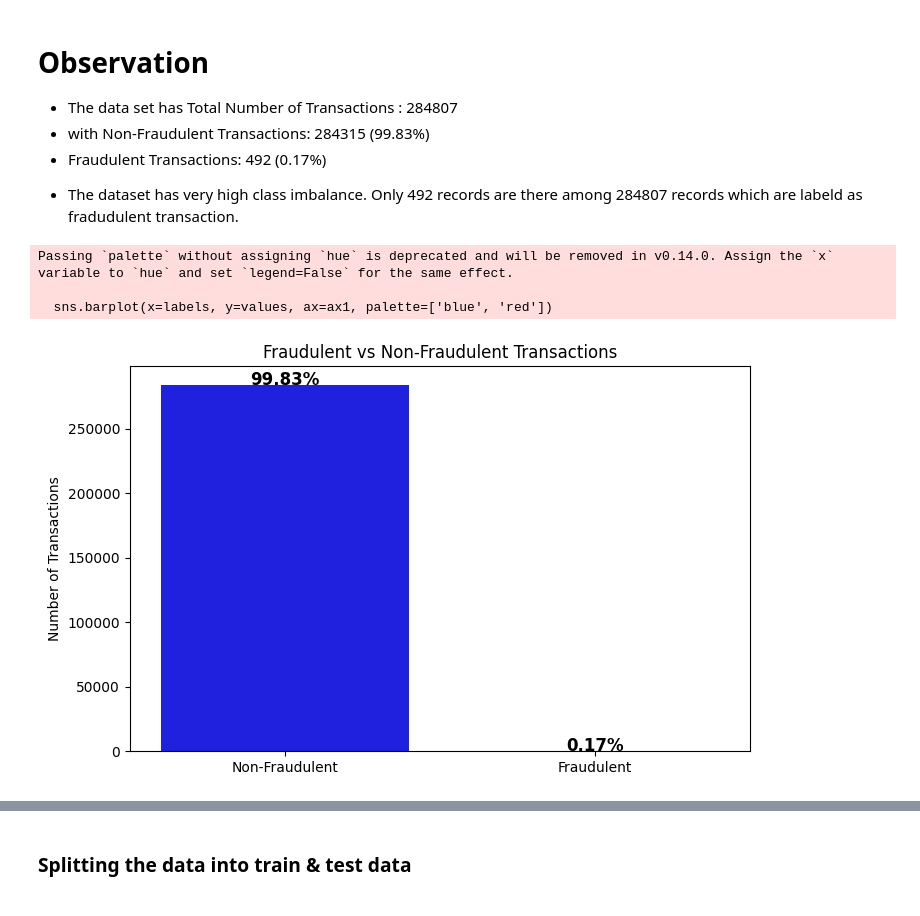
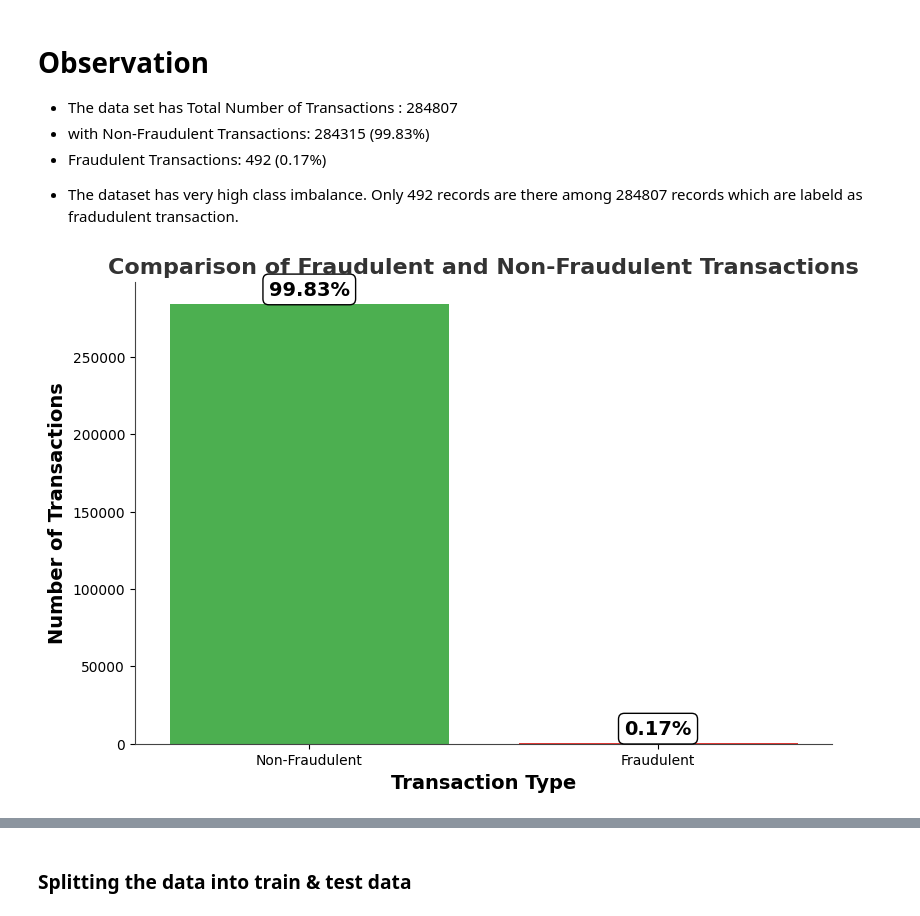
Before and after one commit to iilnreddy/ccdetect, a Jupyter notebook: Credit_card_fraud_detection.ipynb, the cells around one changed output, grey strips where cells are left out. Saved outputs shown, nothing was run; the diff lists cells and outputs as text; code cells hidden in the pictures.

```diff
--- a/Credit_card_fraud_detection.ipynb
+++ b/Credit_card_fraud_detection.ipynb
@@ -126,31 +118,48 @@ Name: count, dtype: int64
 - Fraudulent Transactions: 492  (0.17%)
 
 * The dataset has very high class imbalance. Only 492 records are there among 284807 records which are labeld as fradudulent transaction.
-# %%
-# Create a bar plot for the number and percentage of fraudulent vs non-fraudulent transcations
-
-# Data for plotting
-labels = ['Non-Fraudulent', 'Fraudulent']
-values = [classes[0], classes[1]]
-percentages = [normal_share, fraud_share]
-
-# Create figure and axis
-fig, ax1 = plt.subplots(figsize=(8, 5))
-
-# Bar plot for transaction counts
-sns.barplot(x=labels, y=values, ax=ax1, palette=['blue', 'red'])
-
-# Add text annotations for percentage
-for i, v in enumerate(values):
-    ax1.text(i, v + 50, f'{percentages[i]:.2f}%', ha='center', fontsize=12, fontweight='bold')
-
-# Labels and title
-ax1.set_ylabel("Number of Transactions")
-ax1.set_title("Fraudulent vs Non-Fraudulent Transactions")
-
-plt.show()
-# %% [output]
-Passing `palette` without assigning `hue` is deprecated and will be removed in v0.14.0. Assign the `x` variable to `hue` and set `legend=False` for the same effect.
-
-  sns.barplot(x=labels, y=values, ax=ax1, palette=['blue', 'red'])
-[figure, removed]
+# %%
+import matplotlib.pyplot as plt
+import seaborn as sns
+import pandas as pd
+
+# Data for plotting
+labels = ['Non-Fraudulent', 'Fraudulent']
+values = [classes[0], classes[1]]
+percentages = [normal_share, fraud_share]
+
+# Create a DataFrame for seaborn
+group_df = pd.DataFrame({'Transaction Type': labels, 'Count': values})
+
+# Define custom colors
+colors = ['#4CAF50', '#E53935']  # Green for non-fraudulent, red for fraudulent
+
+# Create figure and axis
+fig, ax1 = plt.subplots(figsize=(9, 6))
+sns.barplot(data=group_df, x="Transaction Type", y="Count", hue="Transaction Type", dodge=False, ax=ax1, legend=False)
+
+# Manually set bar colors
+for bar, color in zip(ax1.patches, colors):
+    bar.set_facecolor(color)
+
+# Add text annotations for percentage
+for i, v in enumerate(values):
+    ax1.text(i, v + max(values) * 0.02, f'{percentages[i]:.2f}%',
+             ha='center', fontsize=14, fontweight='bold', color='black',
+             bbox=dict(facecolor='white', edgecolor='black', boxstyle='round,pad=0.3'))
+
+# Customize labels and title
+ax1.set_ylabel("Number of Transactions", fontsize=14, fontweight='bold', color='black')
+ax1.set_xlabel("Transaction Type", fontsize=14, fontweight='bold', color='black')
+ax1.set_title("Comparison of Fraudulent and Non-Fraudulent Transactions", fontsize=16, fontweight='bold', color='#333')
+
+# Remove unnecessary gridlines and customize axis styles
+ax1.spines['top'].set_visible(False)
+ax1.spines['right'].set_visible(False)
+ax1.spines['left'].set_color('#444')
+ax1.spines['bottom'].set_color('#444')
+
+# Show plot
+plt.show()
+# %% [output]
+[figure, added]
```
Also changed, not shown: parts of 13 cells of this notebook.
